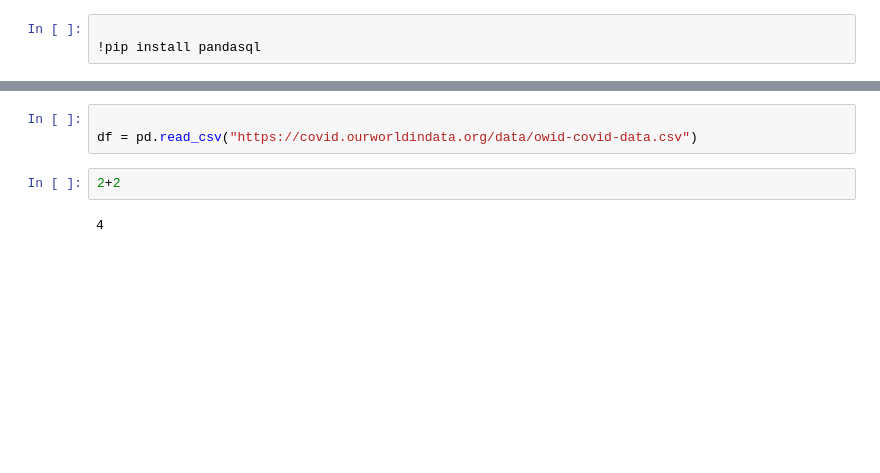
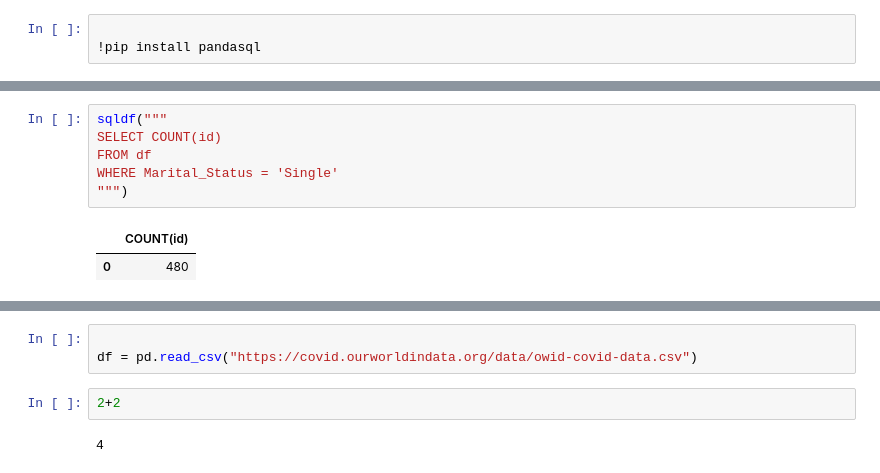
Before and after one commit to alexandergribenchenko/test, a Jupyter notebook: NB_Test.ipynb, the cells around one changed output, grey strips where cells are left out. Saved outputs shown, nothing was run; the diff lists cells and outputs as text; blank space fills up the shorter version.

```diff
--- a/NB_Test.ipynb
+++ b/NB_Test.ipynb
@@ -31,0 +119,9 @@ import pandas as pd
+# %%
+sqldf("""
+SELECT COUNT(id)
+FROM df
+WHERE Marital_Status = 'Single'
+""")
+# %% [output]
+|  | COUNT(id) |
+| 0 | 480 |
```
Also changed, not shown: parts of 15 cells of this notebook.
